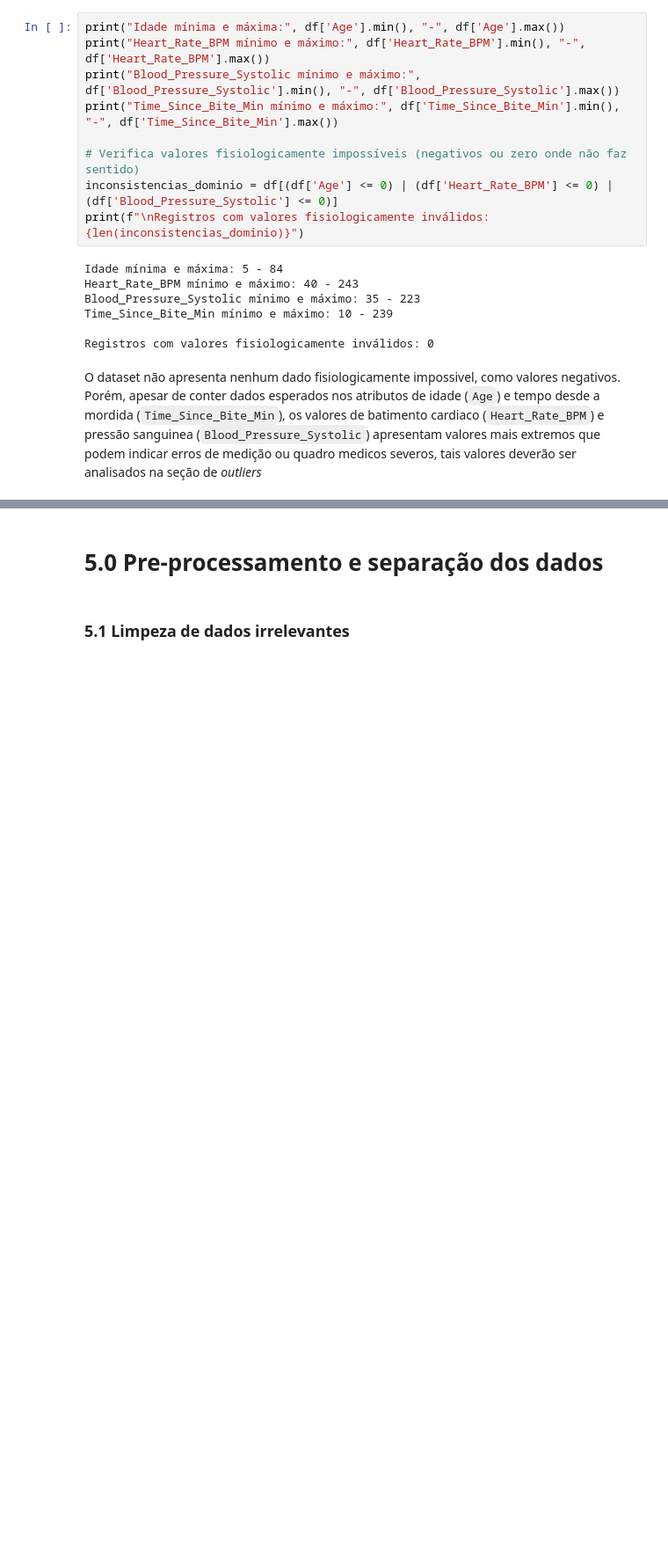
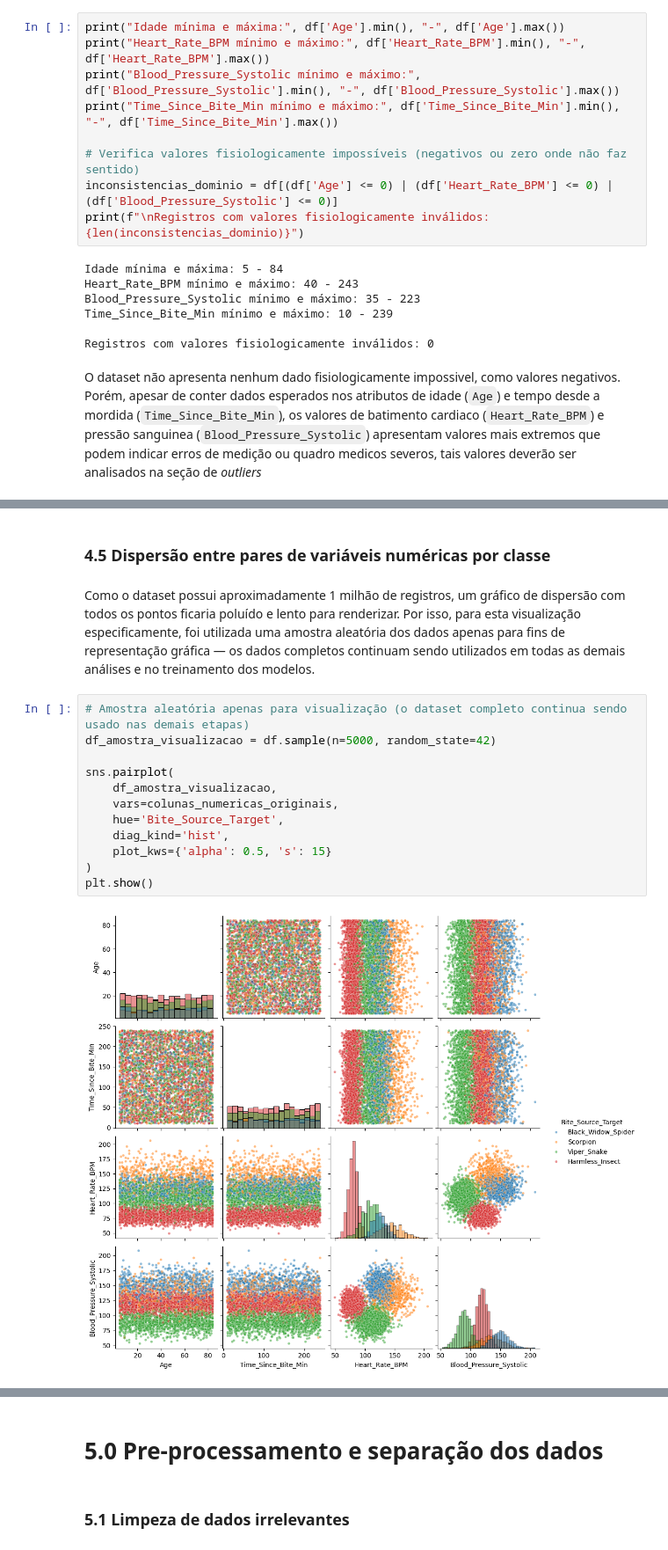
Before and after one commit to imnicolle/triage-venomous-bites, a Jupyter notebook: ProjetoFundamentosDeIA.ipynb, the cells around one changed output, grey strips where cells are left out. Shown at 88% size. Saved outputs shown, nothing was run; the diff lists cells and outputs as text; blank space fills up the shorter version.

Commit message:
Finalização da seção 4.0 Análise exploratória dos dados

```diff
--- a/ProjetoFundamentosDeIA.ipynb
+++ b/ProjetoFundamentosDeIA.ipynb
@@ -300,0 +443,18 @@ O dataset não apresenta nenhum dado fisiologicamente impossivel, como valores n
+# %% [markdown]
+### 4.5 Dispersão entre pares de variáveis numéricas por classe
+# %% [markdown]
+Como o dataset possui aproximadamente 1 milhão de registros, um gráfico de dispersão com todos os pontos ficaria poluído e lento para renderizar. Por isso, para esta visualização especificamente, foi utilizada uma amostra aleatória dos dados apenas para fins de representação gráfica — os dados completos continuam sendo utilizados em todas as demais análises e no treinamento dos modelos.
+# %%
+# Amostra aleatória apenas para visualização (o dataset completo continua sendo usado nas demais etapas)
+df_amostra_visualizacao = df.sample(n=5000, random_state=42)
+
+sns.pairplot(
+    df_amostra_visualizacao,
+    vars=colunas_numericas_originais,
+    hue='Bite_Source_Target',
+    diag_kind='hist',
+    plot_kws={'alpha': 0.5, 's': 15}
+)
+plt.show()
+# %% [output]
+[figure, added]
```
Also changed, not shown: parts of 16 cells of this notebook.
